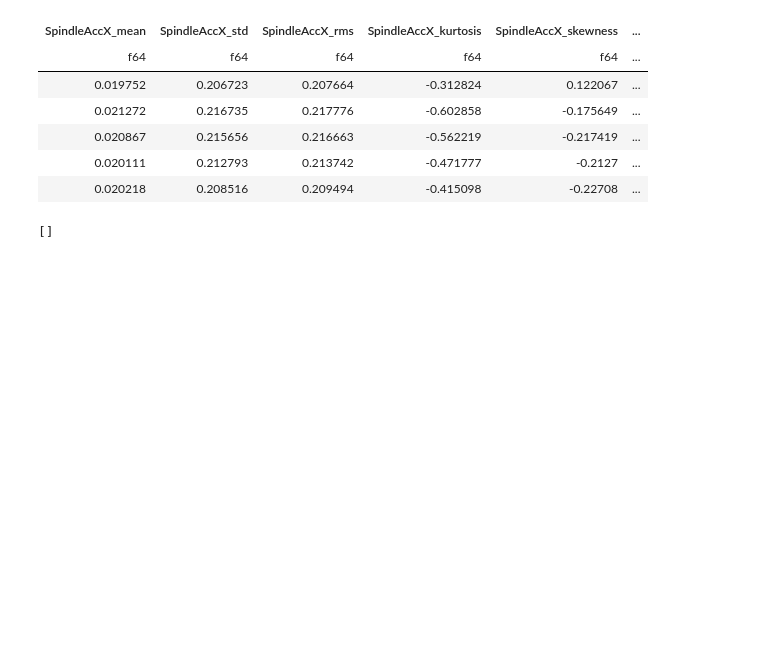
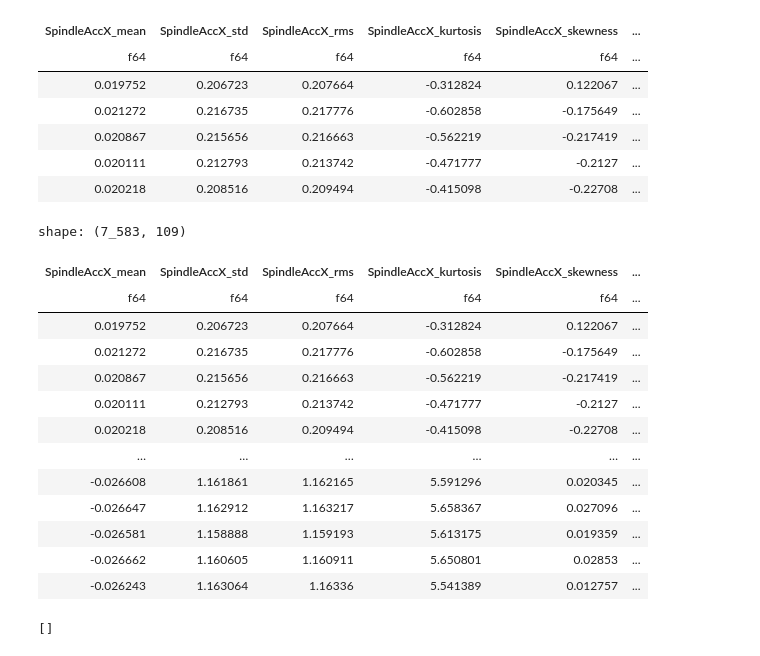
Before and after one commit to jwhogg/MAC4112, a Jupyter notebook: code/notebooks/gold_layer_test.ipynb, the cells around one changed output. Drawn from its saved outputs; the diff is of its cells as text; code cells hidden in the pictures; blank space fills up the shorter version.

```diff
--- a/code/notebooks/gold_layer_test.ipynb
+++ b/code/notebooks/gold_layer_test.ipynb
@@ -34,6 +34,23 @@ shape: (5, 109)
 | 0.020867 | 0.215656 | 0.216663 | -0.562219 | -0.217419 | ... |
 | 0.020111 | 0.212793 | 0.213742 | -0.471777 | -0.2127 | ... |
 | 0.020218 | 0.208516 | 0.209494 | -0.415098 | -0.22708 | ... |
+# %%
+df
+# %% [output]
+shape: (7_583, 109)
+| SpindleAccX_mean | SpindleAccX_std | SpindleAccX_rms | SpindleAccX_kurtosis | SpindleAccX_skewness | ... |
+| f64 | f64 | f64 | f64 | f64 | ... |
+| 0.019752 | 0.206723 | 0.207664 | -0.312824 | 0.122067 | ... |
+| 0.021272 | 0.216735 | 0.217776 | -0.602858 | -0.175649 | ... |
+| 0.020867 | 0.215656 | 0.216663 | -0.562219 | -0.217419 | ... |
+| 0.020111 | 0.212793 | 0.213742 | -0.471777 | -0.2127 | ... |
+| 0.020218 | 0.208516 | 0.209494 | -0.415098 | -0.22708 | ... |
+| … | … | … | … | … | ... |
+| -0.026608 | 1.161861 | 1.162165 | 5.591296 | 0.020345 | ... |
+| -0.026647 | 1.162912 | 1.163217 | 5.658367 | 0.027096 | ... |
+| -0.026581 | 1.158888 | 1.159193 | 5.613175 | 0.019359 | ... |
+| -0.026662 | 1.160605 | 1.160911 | 5.650801 | 0.02853 | ... |
+| -0.026243 | 1.163064 | 1.16336 | 5.541389 | 0.012757 | ... |
 # %%
 bad_cols = [
     c for c in df.columns
```
Also changed, not shown: parts of 7 cells of this notebook.
